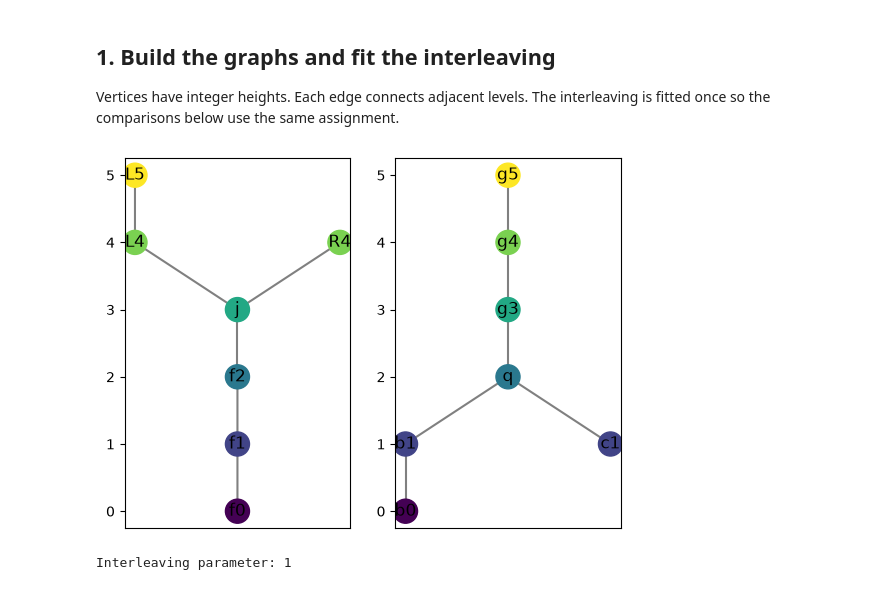
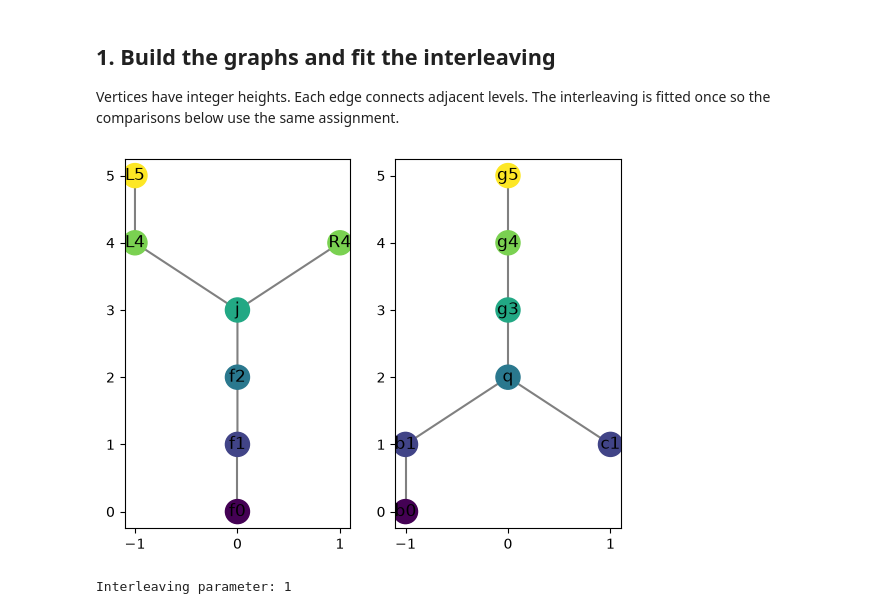
Before and after one commit to ishikaghosh2201/Mapper-Functional-Distortion, a Jupyter notebook: fd_tutorial.ipynb, the cells around one changed output. Saved outputs shown, nothing was run; the diff lists cells and outputs as text; code cells hidden in the pictures.

```diff
--- a/fd_tutorial.ipynb
+++ b/fd_tutorial.ipynb
@@ -36,12 +36,14 @@ mapper_G = make_graph(G_nodes, G_edges)
 # %%
 # draw the mappers
 
 fig, (ax_F, ax_G) = plt.subplots(1, 2)
 mapper_F.draw(ax=ax_F)
 mapper_G.draw(ax=ax_G)
+set_integer_ticks(ax_F)
+set_integer_ticks(ax_G)
 plt.show()
 # %% [output]
-[figure, old version]
+[figure, new version]
 # %%
 # fit the interleaving
 interleaving = Interleave(mapper_F, mapper_G)
```
Also changed, not shown: parts of 5 cells of this notebook, 3 other files.
